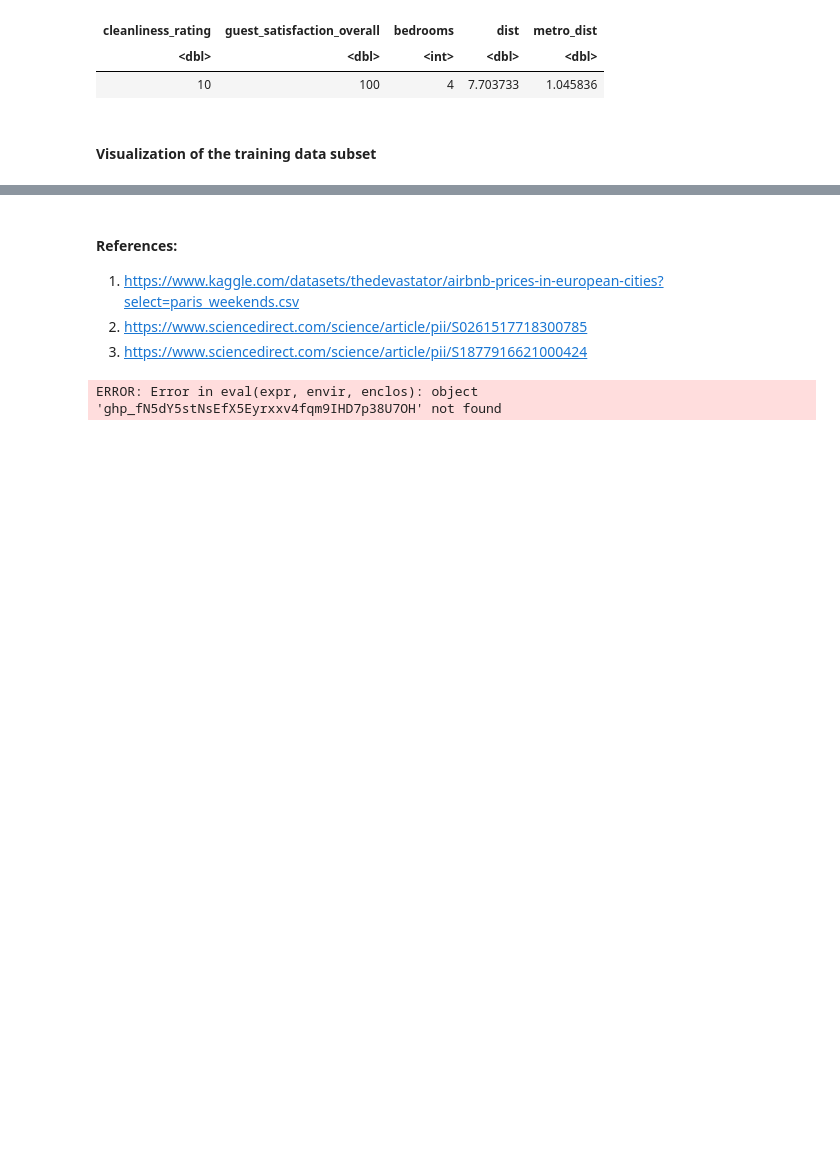
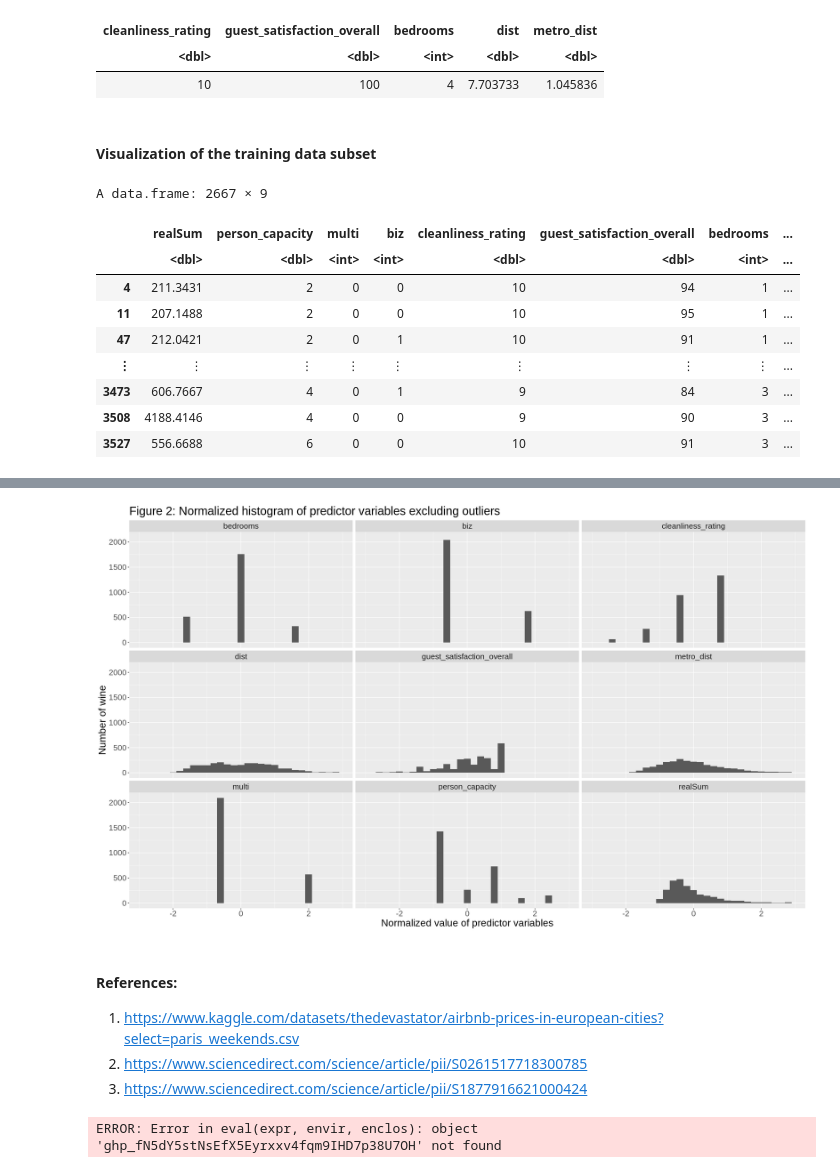
Before and after one commit to kairavv/dsci-100-2022w2-group-17, a Jupyter notebook: project_proposal.ipynb, the cells around one changed output, grey strips where cells are left out. Cells and saved outputs as stored; diff of their text form; code cells hidden in the pictures; blank space fills up the shorter version.

Commit message:
Standardization and Visualization

```diff
--- a/project_proposal.ipynb
+++ b/project_proposal.ipynb
@@ -265,3 +261,44 @@ A tibble: 1 × 5
 #### Visualization of the training data subset
 # %%
 #Price range vs Number of Airbnb
+options(repr.plot.width = 20, repr.plot.height = 12)
+
+#filter the desired varaibles
+paris_train_filter <- paris_train |>
+  select(realSum:metro_dist)
+paris_train_filter
+
+#normalize the data with respect to each predictor variable
+paris_training_normalized <- paris_train_filter |>
+    scale() |>
+    as.data.frame()
+
+# pivot data frame so that it is possible to plot histograms with
+paris_training_normalized_longer <- pivot_longer(paris_training_normalized,
+                                                 cols = realSum:metro_dist, names_to = "variable", values_to = "value")
+
+# define binwidth constant
+PREDICTOR_BINWIDTH <- 0.2
+
+#plot histograms using facet_wrap. Also limit the horizontal axis to being within 3 standard deviations; beyond 3 SD are considered outliers and result in ideal visualization
+paris_predictor_histogram <- ggplot(paris_training_normalized_longer, aes(x = value)) +
+    geom_histogram(binwidth = PREDICTOR_BINWIDTH) +
+    facet_wrap(vars(variable)) +
+    ggtitle("Figure 2: Normalized histogram of predictor variables excluding outliers") +
+    labs(x = "Normalized value of predictor variables", y = "Number of wine") +
+    theme(text = element_text(size = 20)) +
+    xlim(-3,3)
+paris_predictor_histogram
+
+# # red_predictor_histogram
+# %% [output]
+A data.frame: 2667 × 9
+|  | realSum | person_capacity | multi | biz | cleanliness_rating | guest_satisfaction_overall | bedrooms | ... |
+|  | <dbl> | <dbl> | <int> | <int> | <dbl> | <dbl> | <int> | ... |
+| 4 | 211.3431 | 2 | 0 | 0 | 10 | 94 | 1 | ... |
+| 11 | 207.1488 | 2 | 0 | 0 | 10 | 95 | 1 | ... |
+| 47 | 212.0421 | 2 | 0 | 1 | 10 | 91 | 1 | ... |
+| ⋮ | ⋮ | ⋮ | ⋮ | ⋮ | ⋮ | ⋮ | ⋮ | ... |
+| 3473 | 606.7667 | 4 | 0 | 1 | 9 | 84 | 3 | ... |
+| 3508 | 4188.4146 | 4 | 0 | 0 | 9 | 90 | 3 | ... |
+| 3527 | 556.6688 | 6 | 0 | 0 | 10 | 91 | 3 | ... |
@@ -268,3 +309,4 @@ A tibble: 1 × 5
+[figure, added]
 # %% [markdown]
 #### References:
 1. https://www.kaggle.com/datasets/thedevastator/airbnb-prices-in-european-cities?select=paris_weekends.csv
```
Also changed, not shown: parts of 2 cells of this notebook.
